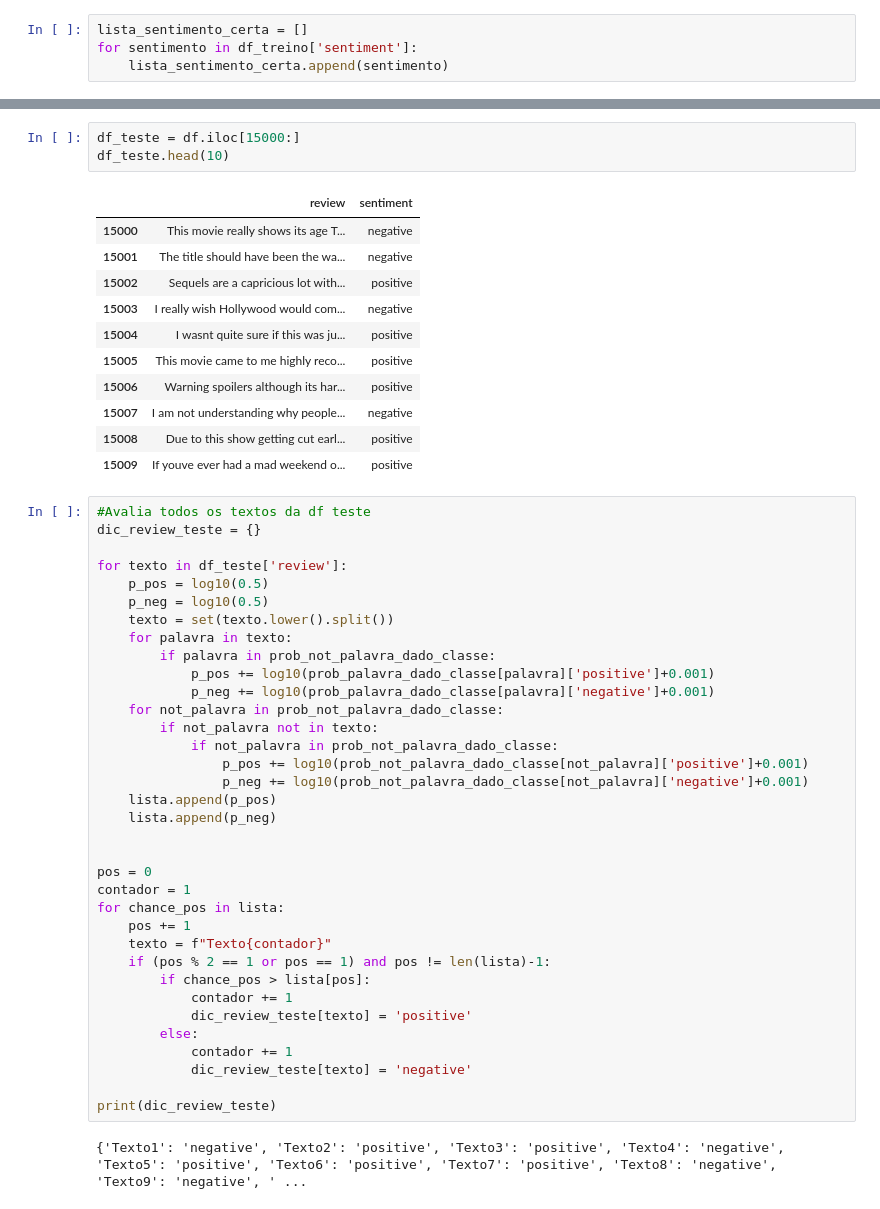
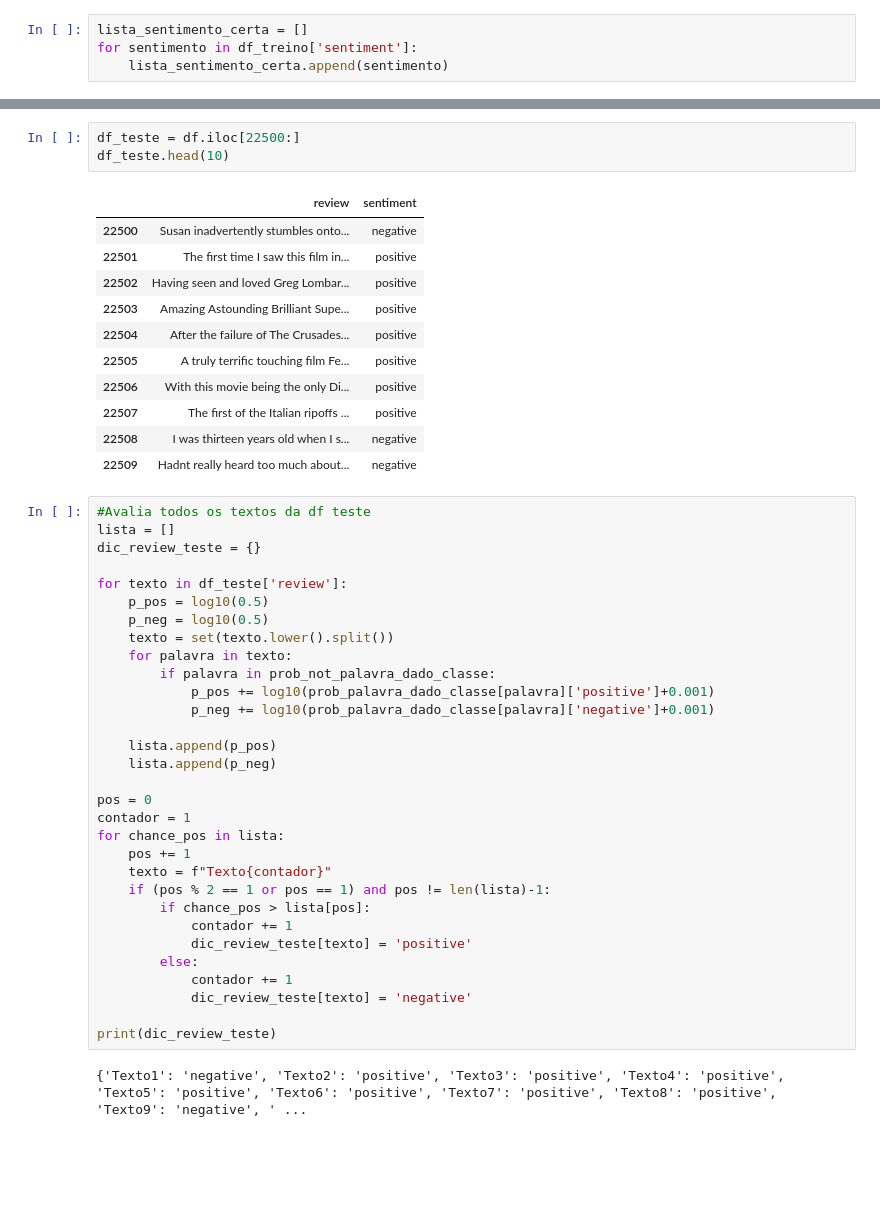
Before and after one commit to Joaopgs4/APS2, a Jupyter notebook: aps2.ipynb, the cells around one changed output, grey strips where cells are left out. Cells and saved outputs as stored; diff of their text form; blank space fills up the shorter version.

Commit message:
Fix: RESETEI A MERDA DA LISTA

```diff
--- a/aps2.ipynb
+++ b/aps2.ipynb
@@ -132,20 +128,21 @@ print(acuracia)
 # %%
-df_teste = df.iloc[15000:]
+df_teste = df.iloc[22500:]
 df_teste.head(10)
 # %% [output]
 |  | review | sentiment |
-| 15000 | This movie really shows its age T... | negative |
-| 15001 | The title should have been the wa... | negative |
-| 15002 | Sequels are a capricious lot with... | positive |
-| 15003 | I really wish Hollywood would com... | negative |
-| 15004 | I wasnt quite sure if this was ju... | positive |
-| 15005 | This movie came to me highly reco... | positive |
-| 15006 | Warning spoilers although its har... | positive |
-| 15007 | I am not understanding why people... | negative |
-| 15008 | Due to this show getting cut earl... | positive |
-| 15009 | If youve ever had a mad weekend o... | positive |
+| 22500 | Susan inadvertently stumbles onto... | negative |
+| 22501 | The first time I saw this film in... | positive |
+| 22502 | Having seen and loved Greg Lombar... | positive |
+| 22503 | Amazing Astounding Brilliant Supe... | positive |
+| 22504 | After the failure of The Crusades... | positive |
+| 22505 | A truly terrific touching film Fe... | positive |
+| 22506 | With this movie being the only Di... | positive |
+| 22507 | The first of the Italian ripoffs ... | positive |
+| 22508 | I was thirteen years old when I s... | negative |
+| 22509 | Hadnt really heard too much about... | negative |
 # %%
 #Avalia todos os textos da df teste
+lista = []
 dic_review_teste = {}
 
 for texto in df_teste['review']:
@@ -156,14 +153,9 @@ for texto in df_teste['review']:
         if palavra in prob_not_palavra_dado_classe:
             p_pos += log10(prob_palavra_dado_classe[palavra]['positive']+0.001)
             p_neg += log10(prob_palavra_dado_classe[palavra]['negative']+0.001)
-    for not_palavra in prob_not_palavra_dado_classe:
-        if not_palavra not in texto:
-            if not_palavra in prob_not_palavra_dado_classe:
-                p_pos += log10(prob_not_palavra_dado_classe[not_palavra]['positive']+0.001)
-                p_neg += log10(prob_not_palavra_dado_classe[not_palavra]['negative']+0.001)
+
     lista.append(p_pos)
     lista.append(p_neg)
-
 
 pos = 0
 contador = 1
@@ -180,7 +172,7 @@ for chance_pos in lista:
 
 print(dic_review_teste)
 # %% [output]
-{'Texto1': 'negative', 'Texto2': 'positive', 'Texto3': 'positive', 'Texto4': 'negative', 'Texto5': 'positive', 'Texto6': 'positive', 'Texto7': 'positive', 'Texto8': 'negative', 'Texto9': 'negative', ' ...
+{'Texto1': 'negative', 'Texto2': 'positive', 'Texto3': 'positive', 'Texto4': 'positive', 'Texto5': 'positive', 'Texto6': 'positive', 'Texto7': 'positive', 'Texto8': 'positive', 'Texto9': 'negative', ' ...
 # %%
 #calculando precisao
 lista_sentimento_certa = []
```
Also changed, not shown: parts of 4 cells of this notebook.
